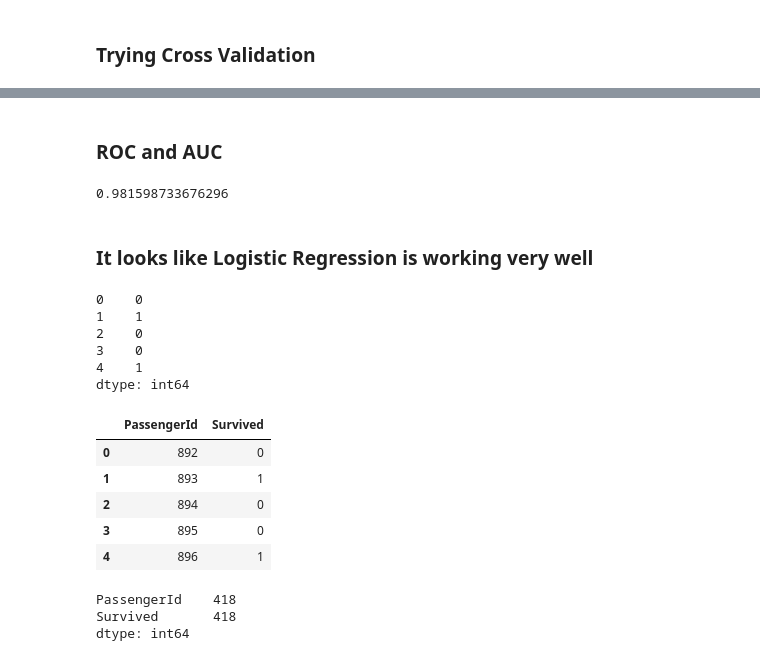
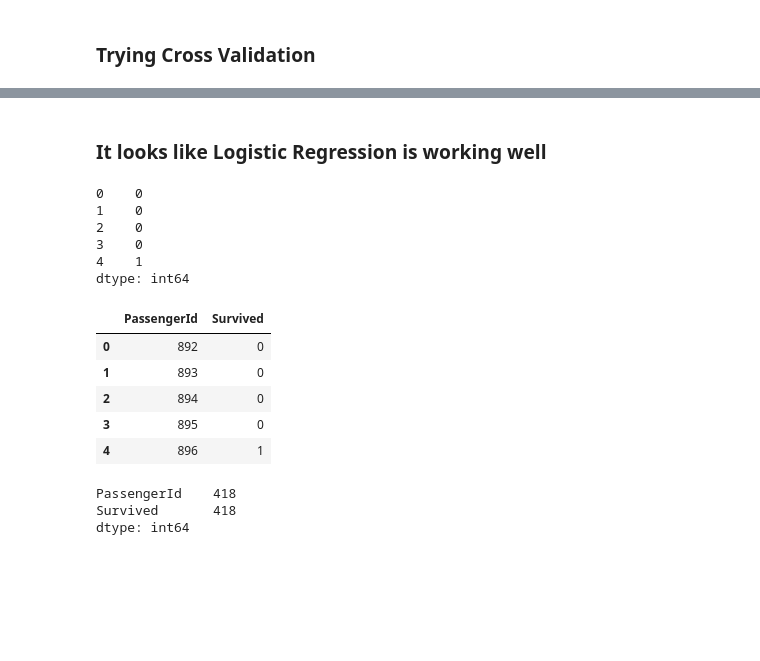
Before and after one commit to tdhankhar/Titanic-Machine-Learning, a Jupyter notebook: Titanic_ Machine Learning.ipynb, the cells around one changed output, grey strips where cells are left out. Saved outputs shown, nothing was run; the diff lists cells and outputs as text; code cells hidden in the pictures; blank space fills up the shorter version.

```diff
--- a/Titanic_ Machine Learning.ipynb
+++ b/Titanic_ Machine Learning.ipynb
@@ -261,9 +252,11 @@ dtype: int64
+# %%
+test[['Age', 'Fare']] = scaler.transform(test[['Age', 'Fare']])
 # %% [markdown]
 ### Creatig Dummy Variables for Pclass and Embarked
 # %%
-dummies1 = pd.get_dummies(test_df['Pclass']).drop([3], axis='columns')
+dummies1 = pd.get_dummies(test['Pclass']).drop([3], axis='columns')
 dummies1.columns = ['Pclass_1', 'Pclass_2']
-dummies2 = pd.get_dummies(test_df['Embarked']).drop(['Q'], axis='columns')
+dummies2 = pd.get_dummies(test['Embarked']).drop(['Q'], axis='columns')
 X_test = test_df.drop(['Pclass', 'Embarked'], axis='columns')
 X_test = pd.concat([X_test, dummies1], axis = 'columns')
 X_test = pd.concat([X_test, dummies2], axis = 'columns')
@@ -334,2 +329,0 @@ metrics.accuracy_score(y_test, test_pred)
-# %% [markdown]
-### ROC and AUC
@@ -338,31 +330,24 @@ from sklearn.metrics import roc_curve, auc
-# %%
-y_score = clf_lr.fit(X_train, y_train).decision_function(X_test)
-fpr_lr, tpr_lr, _ = roc_curve(y_test, y_score)
-roc_auc_lr = auc(fpr_lr, tpr_lr)
-roc_auc_lr
-# %% [output]
-0.981598733676296
 # %% [markdown]
-### It looks like Logistic Regression is working very well
+### It looks like Logistic Regression is working well
 # %%
-survived = pd.Series(test_pred)
+survived = pd.Series(clf_lr.predict(X_test))
 survived.head()
 # %% [output]
 0    0
-1    1
+1    0
 2    0
 3    0
 4    1
 dtype: int64
 # %%
 submission = pd.DataFrame()
-submission['PassengerId'] = test_df['PassengerId'].astype(int)
+submission['PassengerId'] = test['PassengerId'].astype(int)
 submission['Survived'] = survived
 submission.head()
 # %% [output]
 |  | PassengerId | Survived |
 | 0 | 892 | 0 |
-| 1 | 893 | 1 |
+| 1 | 893 | 0 |
 | 2 | 894 | 0 |
 | 3 | 895 | 0 |
 | 4 | 896 | 1 |
```
Also changed, not shown: parts of 27 cells of this notebook.
